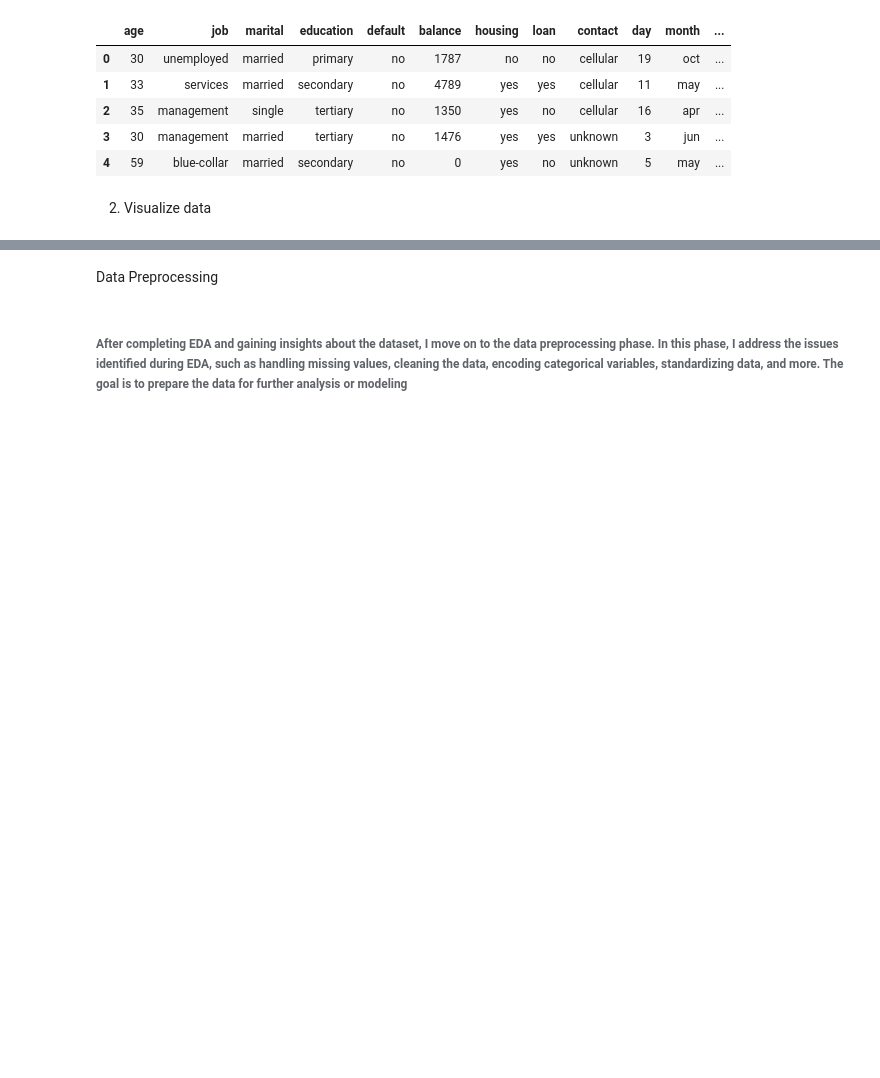
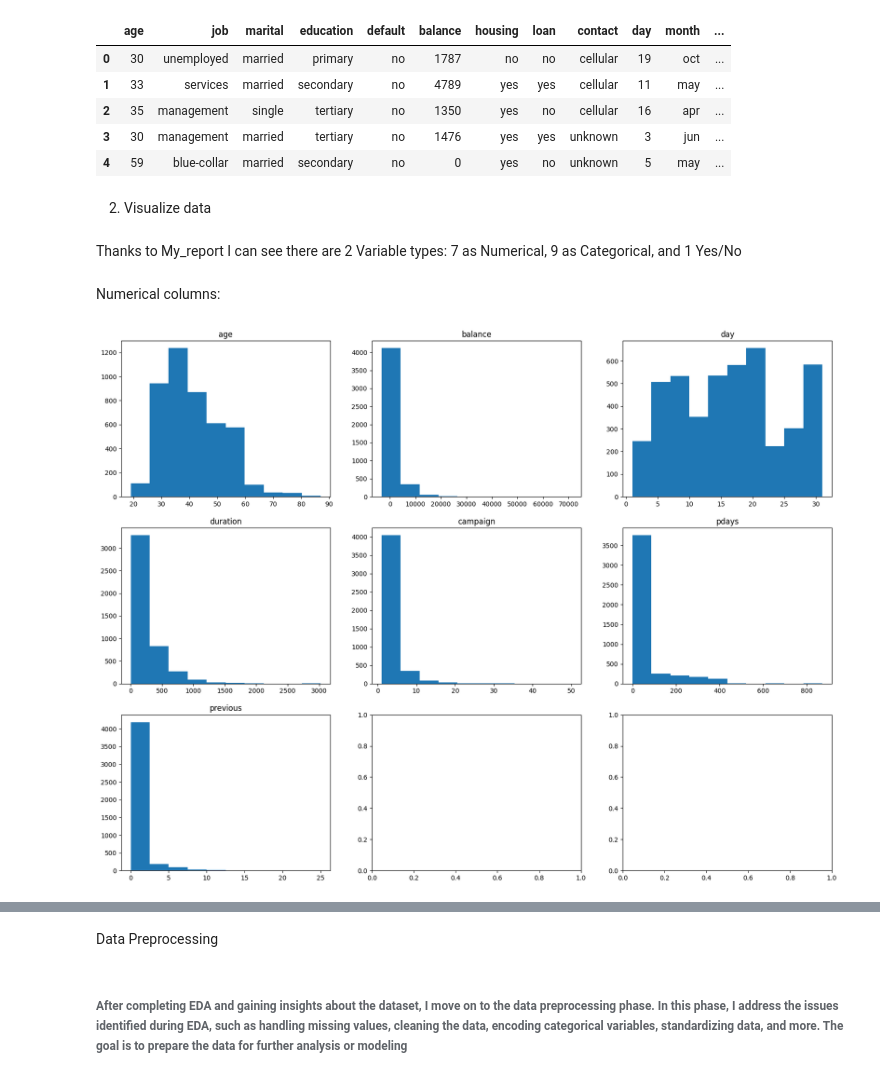
Before and after one commit to riccardopossier/Hdip_Riccardo_Possieri_2023, a Jupyter notebook: Hdip_Riccardo_Possieri_2023.ipynb, the cells around one changed output, grey strips where cells are left out. Drawn from its saved outputs; the diff is of its cells as text; code cells hidden in the pictures; blank space fills up the shorter version.

Commit message:
First visualization & ideas

```diff
--- a/Hdip_Riccardo_Possieri_2023.ipynb
+++ b/Hdip_Riccardo_Possieri_2023.ipynb
@@ -29,0 +49,25 @@ report.to_file("my_report.html")
+# %% [markdown]
+Thanks to My_report I can see there are 2 Variable types: 7 as Numerical, 9 as Categorical, and 1 Yes/No
+# %% [markdown]
+Numerical columns:
+# %%
+num_columns = ['age','balance', 'day','duration', 'campaign', 'pdays', 'previous']
+
+fig, axs = plt.subplots(3, 3, sharex=False, sharey=False, figsize=(20, 15))
+
+counter = 0
+for num_column in num_columns:
+    value_counts = data_df[cat_column].value_counts()
+
+    trace_x = counter // 3
+    trace_y = counter % 3
+
+    axs[trace_x, trace_y].hist(data_df[num_column])
+
+    axs[trace_x, trace_y].set_title(num_column)
+
+    counter += 1
+
+plt.show()
+# %% [output]
+[figure, added]
```
Also changed, not shown: parts of 16 cells of this notebook.
